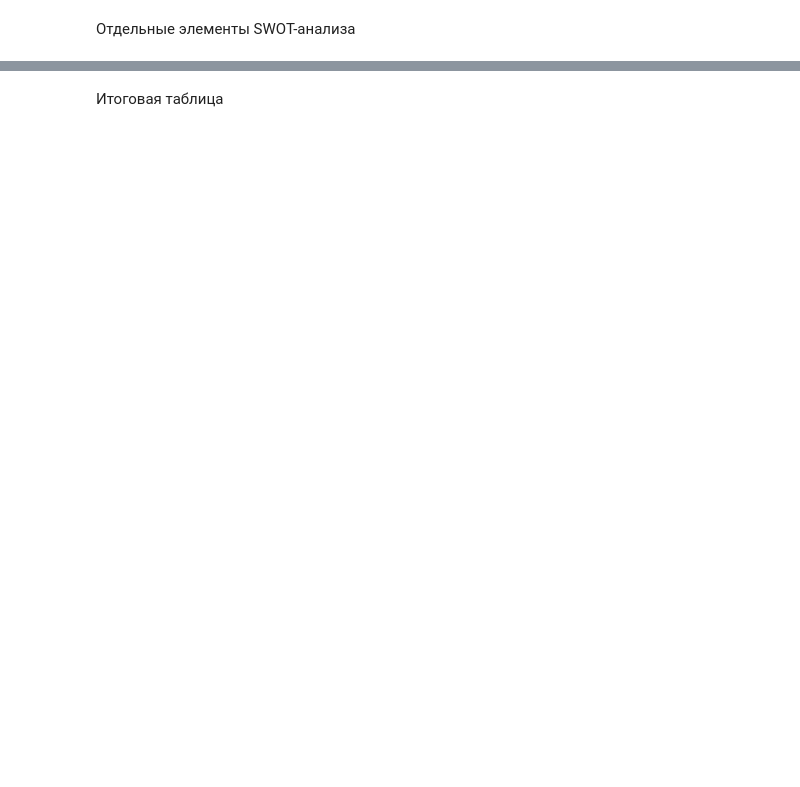
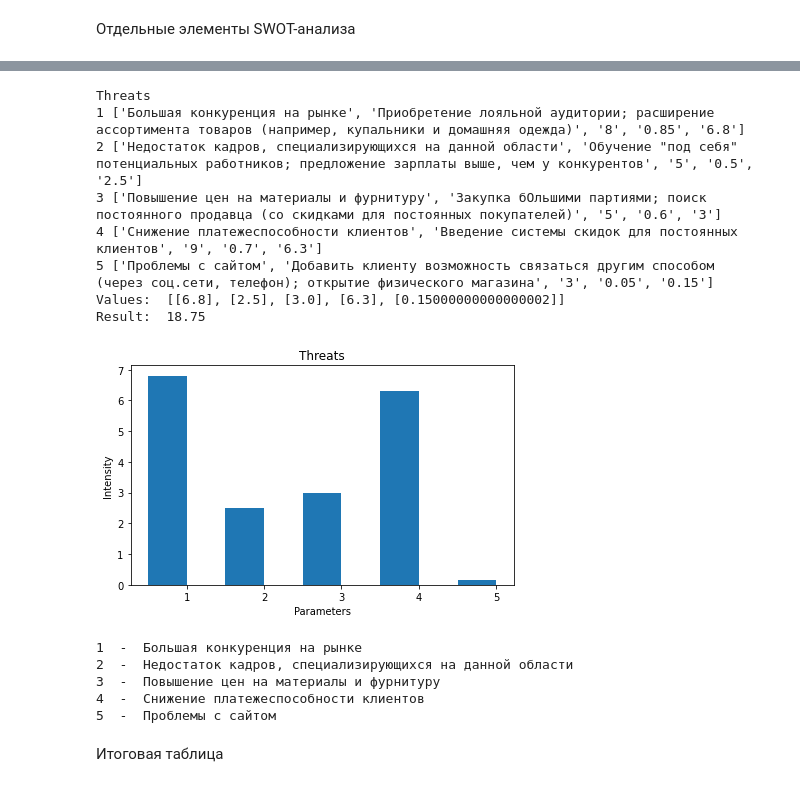
Before and after one commit to aanastasish/TEST, a Jupyter notebook: SWOT.ipynb, the cells around one changed output, grey strips where cells are left out. Cells and saved outputs as stored; diff of their text form; code cells hidden in the pictures; blank space fills up the shorter version.

```diff
--- a/SWOT.ipynb
+++ b/SWOT.ipynb
@@ -225,2 +273,76 @@ Values:  [[6.8], [2.5], [3.0], [6.3], [0.15000000000000002]]
+# %%
+# Считываем данные таблицы и достраиваем ее
+print('Threats')
+worksheet = table.worksheet("Threats")
+rows = worksheet.get_all_values()
+threats = list()
+actions = list()
+importance = list()
+probability = list()
+power = list()
+power_sh = list()
+power_raw = list()
+i = 0
+for row in rows:
+  if (0 < i < 6):
+    print(i, row)
+    threats.append(row[0])
+    importance.append(int(row[2]))
+    probability.append(float(row[3]))
+    power.append(int(row[2]) * float(row[3]))
+    power_raw = list()
+    power_raw.append(int(row[2]) * float(row[3]))
+    power_sh.append(power_raw)
+  i += 1
+print('Values: ', power_sh)
+worksheet.update('E2:E100', power_sh)
+result = sum(power)
+print('Result: ', result)
+
+
+import matplotlib
+import matplotlib.pyplot as plt
+import numpy as np
+i = 0
+line = list()
+cols = worksheet.col_values(1)
+for col in cols:
+  if (i > 0):
+    line.append(i)
+  i+=1
+powers = power
+x = np.arange(len(line))
+width = 0.5
+fig, ax = plt.subplots()
+rects1 = ax.bar(x - width/2, powers, width)
+a = worksheet.col_values(1)
+ax.set_ylabel('Intensity')
+ax.set_title('Threats')
+ax.set_xlabel('Parameters')
+ax.set_xticks(x)
+ax.set_xticklabels(line)
+fig.tight_layout()
+plt.show()
+
+k = 0
+for col in cols:
+  if (k > 0):
+    print(k, ' - ', col)
+  k += 1
+# %% [output]
+Threats
+1 ['Большая конкуренция на рынке', 'Приобретение лояльной аудитории; расширение ассортимента товаров (например, купальники и домашняя одежда)', '8', '0.85', '6.8']
+2 ['Недостаток кадров, специализирующихся на данной области', 'Обучение "под себя" потенциальных работников; предложение зарплаты выше, чем у конкурентов', '5', '0.5', '2.5']
+3 ['Повышение цен на материалы и фурнитуру', 'Закупка бОльшими партиями; поиск постоянного продавца (со скидками для постоянных покупателей)', '5', '0.6', '3']
+4 ['Снижение платежеспособности клиентов', 'Введение системы скидок для постоянных клиентов', '9', '0.7', '6.3']
+5 ['Проблемы с сайтом', 'Добавить клиенту возможность связаться другим способом (через соц.сети, телефон); открытие физического магазина', '3', '0.05', '0.15']
+Values:  [[6.8], [2.5], [3.0], [6.3], [0.15000000000000002]]
+Result:  18.75
+[figure, added]
+1  -  Большая конкуренция на рынке
+2  -  Недостаток кадров, специализирующихся на данной области
+3  -  Повышение цен на материалы и фурнитуру
+4  -  Снижение платежеспособности клиентов
+5  -  Проблемы с сайтом
 # %% [markdown]
 Итоговая таблица
```
Also changed, not shown: parts of 11 cells of this notebook.
